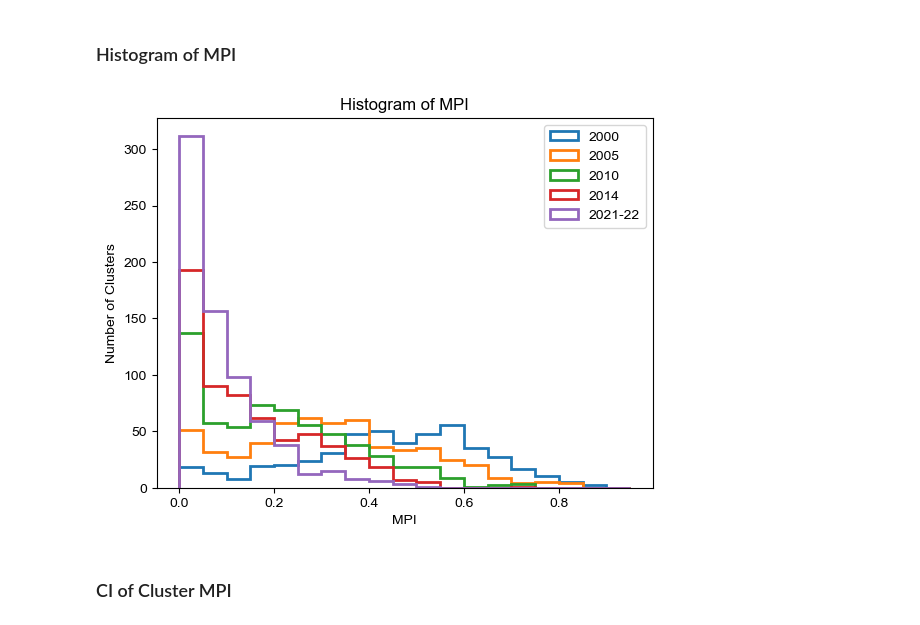
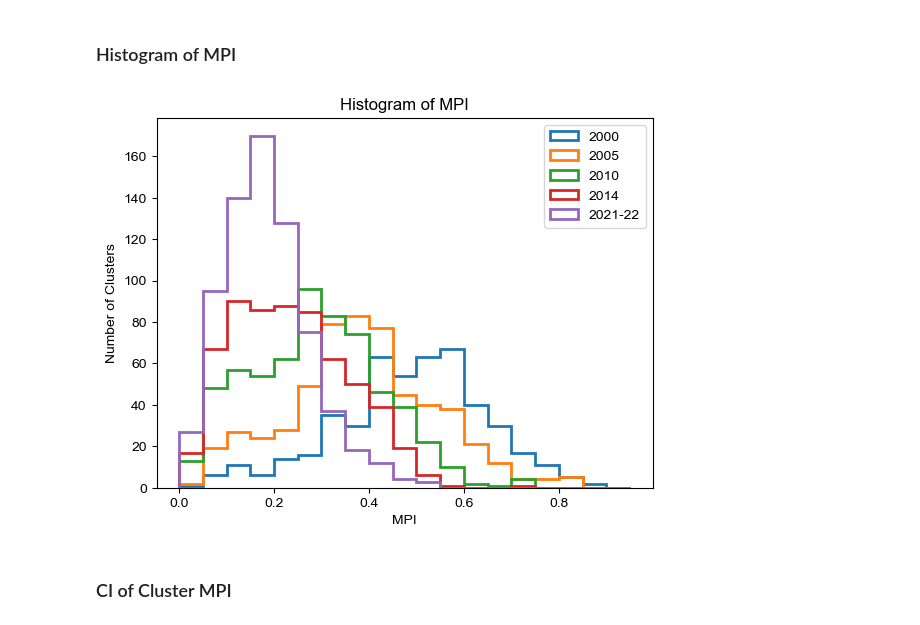
Before and after one commit to sig-gis/mpi, a Jupyter notebook: code/MPI/analyze.ipynb, the cells around one changed output. Saved outputs shown, nothing was run; the diff lists cells and outputs as text; code cells hidden in the pictures.

```diff
--- a/code/MPI/analyze.ipynb
+++ b/code/MPI/analyze.ipynb
@@ -36,20 +36,20 @@ for year in years:
 # %%
 plt.figure()
 
 for i, year in enumerate(years):
     plt.hist(
-        dfs[i].mpi, bins=np.arange(0, 1, 0.05),
+        dfs[i].mpi_0, bins=np.arange(0, 1, 0.05),
         histtype='step', fill=False, linewidth=2,
         label=f'20{year}'
     )
 
 plt.legend()
 plt.title('Histogram of MPI')
 plt.xlabel('MPI')
 plt.ylabel('Number of Clusters')
 plt.show()
 # %% [output]
-[figure, old version]
+[figure, new version]
 # %% [markdown]
 ### CI of Cluster MPI
 # %%
```
Also changed, not shown: parts of 1 cell of this notebook.
